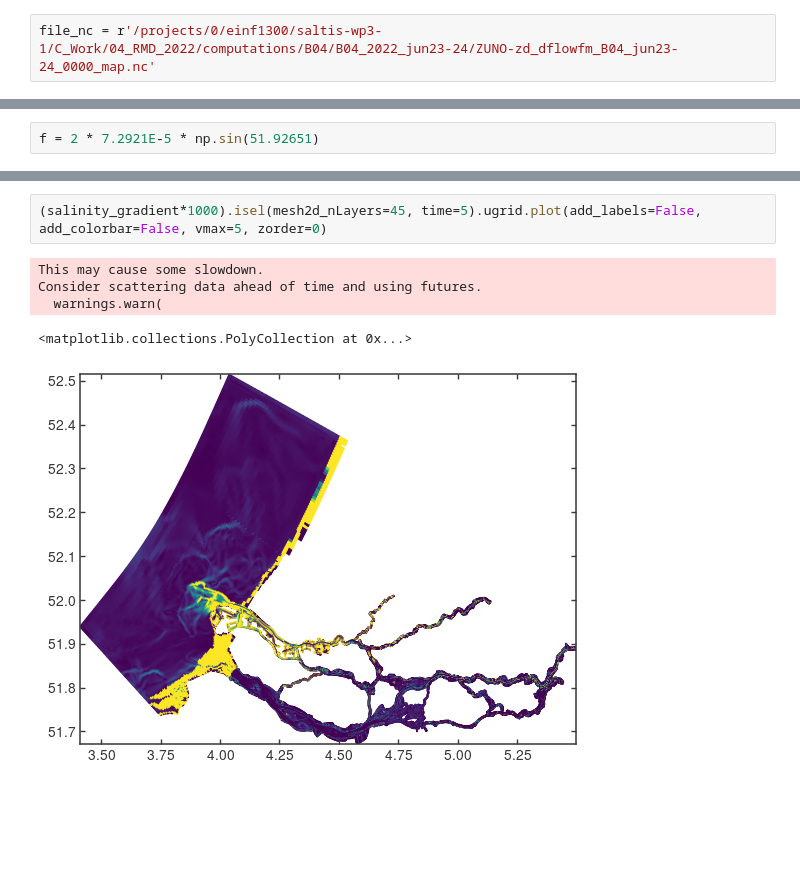
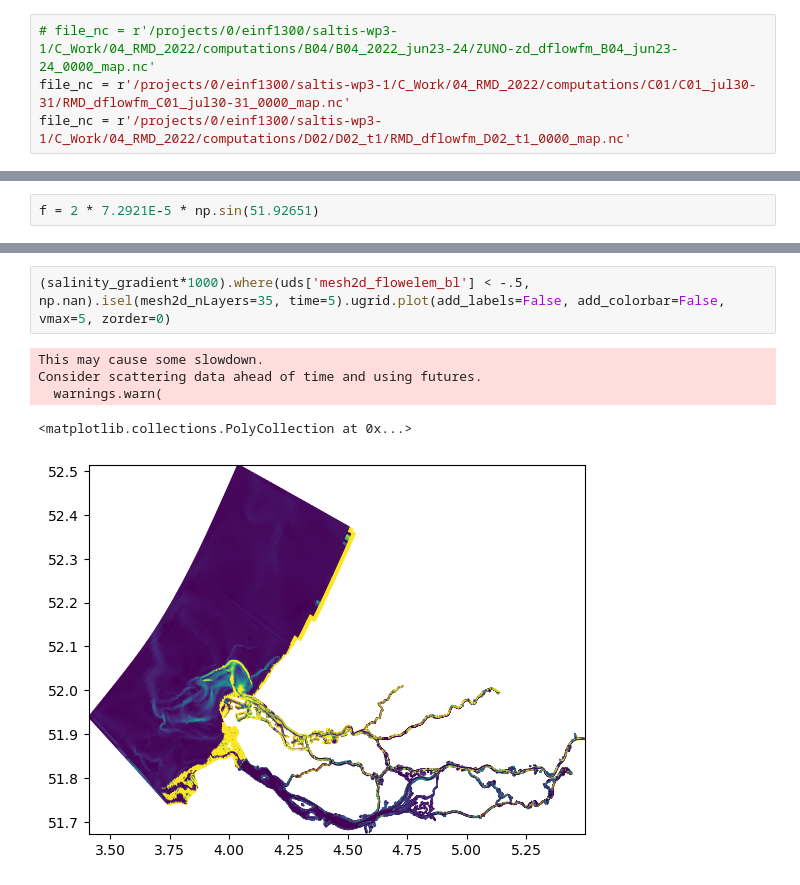
Before and after one commit to mgeraeds/pysva, a Jupyter notebook: notebooks/01_testing.ipynb, the cells around one changed output, grey strips where cells are left out. Saved outputs shown, nothing was run; the diff lists cells and outputs as text; blank space fills up the shorter version.

```diff
--- a/notebooks/01_testing.ipynb
+++ b/notebooks/01_testing.ipynb
@@ -100,4 +102,6 @@ Workers
 # %% [markdown]
 # Load dataset
 # %%
-file_nc = r'/projects/0/einf1300/saltis-wp3-1/C_Work/04_RMD_2022/computations/B04/B04_2022_jun23-24/ZUNO-zd_dflowfm_B04_jun23-24_0000_map.nc'
+# file_nc = r'/projects/0/einf1300/saltis-wp3-1/C_Work/04_RMD_2022/computations/B04/B04_2022_jun23-24/ZUNO-zd_dflowfm_B04_jun23-24_0000_map.nc'
+file_nc = r'/projects/0/einf1300/saltis-wp3-1/C_Work/04_RMD_2022/computations/C01/C01_jul30-31/RMD_dflowfm_C01_jul30-31_0000_map.nc'
+file_nc = r'/projects/0/einf1300/saltis-wp3-1/C_Work/04_RMD_2022/computations/D02/D02_t1/RMD_dflowfm_D02_t1_0000_map.nc'
@@ -617,8 +463,8 @@ Consider scattering data ahead of time and using futures.
 # %%
-(salinity_gradient*1000).isel(mesh2d_nLayers=45, time=5).ugrid.plot(add_labels=False, add_colorbar=False, vmax=5, zorder=0)
+(salinity_gradient*1000).where(uds['mesh2d_flowelem_bl'] < -.5, np.nan).isel(mesh2d_nLayers=35, time=5).ugrid.plot(add_labels=False, add_colorbar=False, vmax=5, zorder=0)
 # %% [output]
 This may cause some slowdown.
 Consider scattering data ahead of time and using futures.
   warnings.warn(
 <matplotlib.collections.PolyCollection at 0x...>
-[figure, old version]
+[figure, new version]
```
Also changed, not shown: parts of 34 cells of this notebook.
